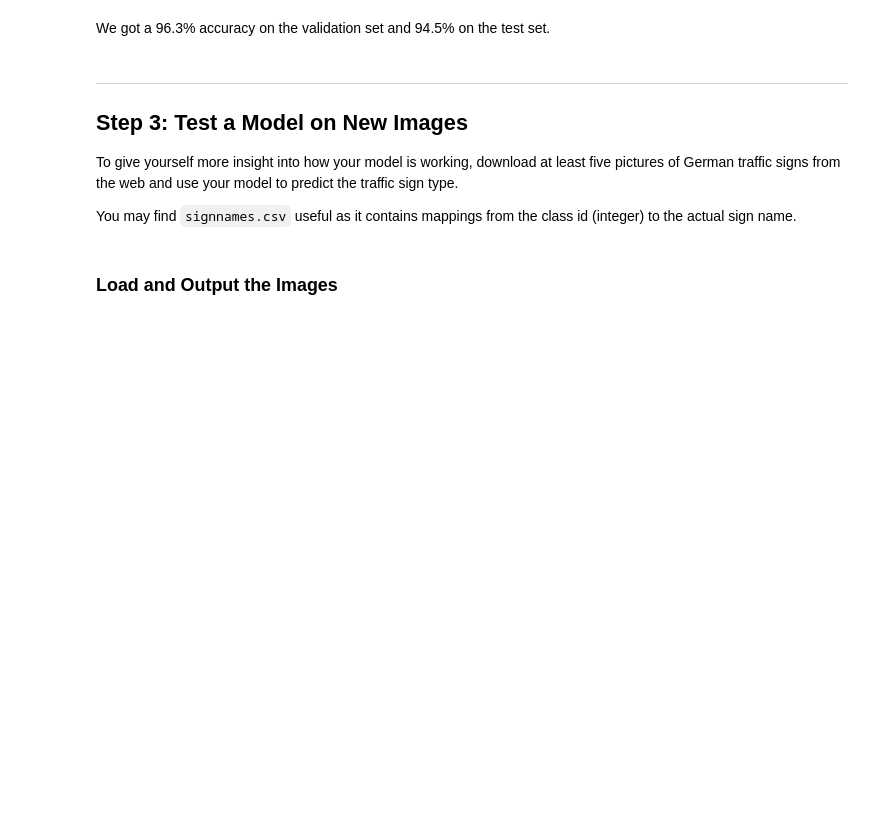
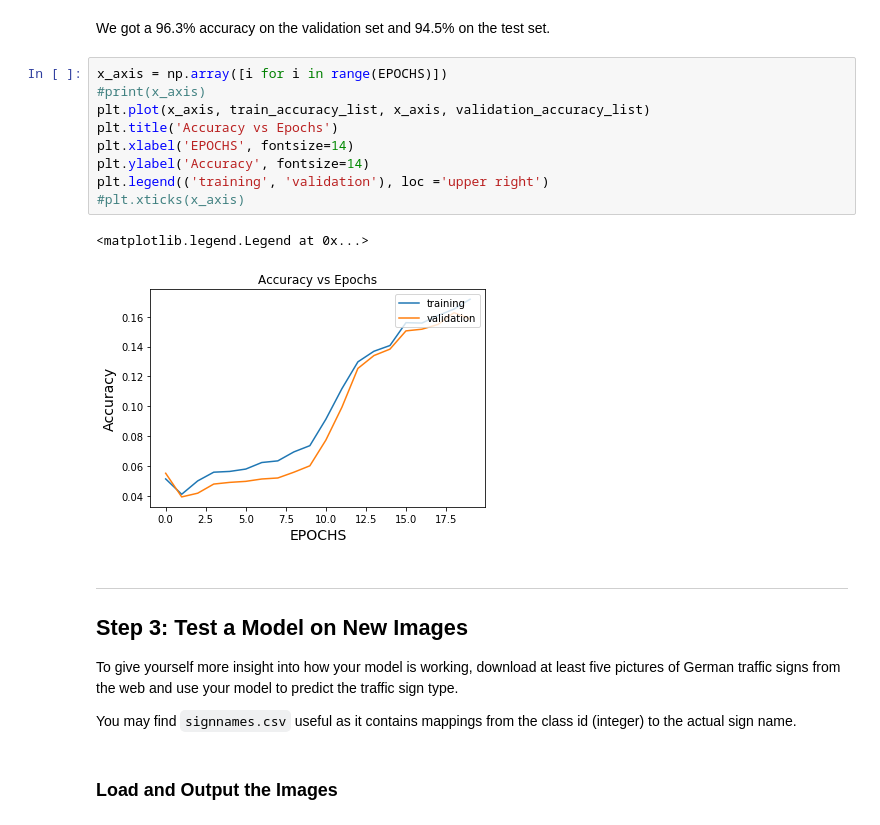
Before and after one commit to sethlsx/CarND-Traffic-Sign-Classifier-Project, a Jupyter notebook: Traffic_Sign_Classifier.ipynb, the cells around one changed output. Drawn from its saved outputs; the diff is of its cells as text; blank space fills up the shorter version.

```diff
--- a/Traffic_Sign_Classifier.ipynb
+++ b/Traffic_Sign_Classifier.ipynb
@@ -359,5 +374,17 @@ Model saved
 # %% [markdown]
 We got a 96.3% accuracy on the validation set and 94.5% on the test set.
+# %%
+x_axis = np.array([i for i in range(EPOCHS)])
+#print(x_axis)
+plt.plot(x_axis, train_accuracy_list, x_axis, validation_accuracy_list)
+plt.title('Accuracy vs Epochs')
+plt.xlabel('EPOCHS', fontsize=14)
+plt.ylabel('Accuracy', fontsize=14)
+plt.legend(('training', 'validation'), loc ='upper right')
+#plt.xticks(x_axis)
+# %% [output]
+<matplotlib.legend.Legend at 0x...>
+[figure, added]
 # %% [markdown]
 ---
 
```
Also changed, not shown: parts of 6 cells of this notebook, 5 other files.
